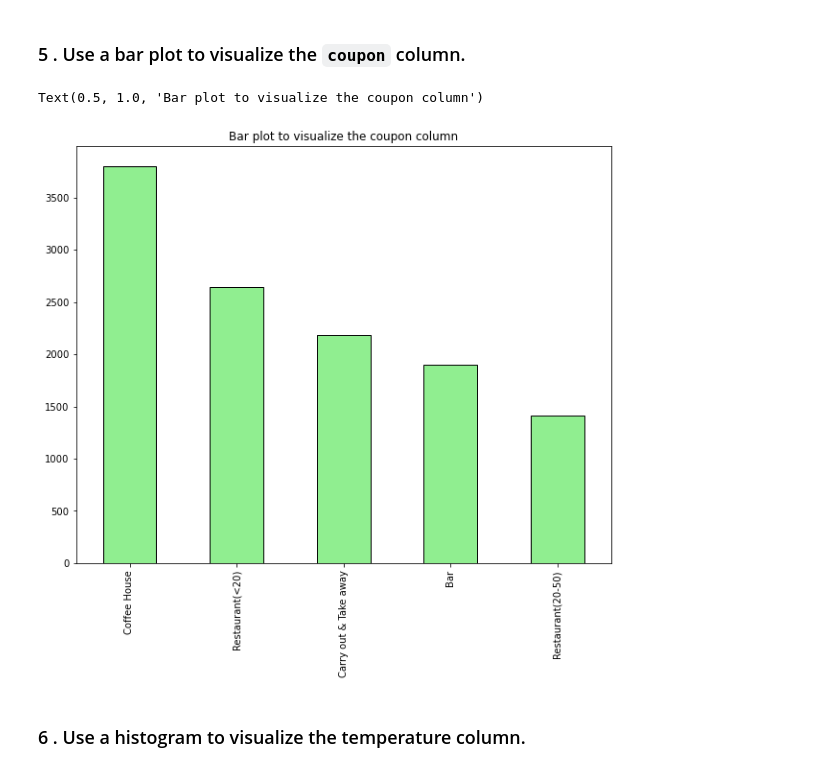
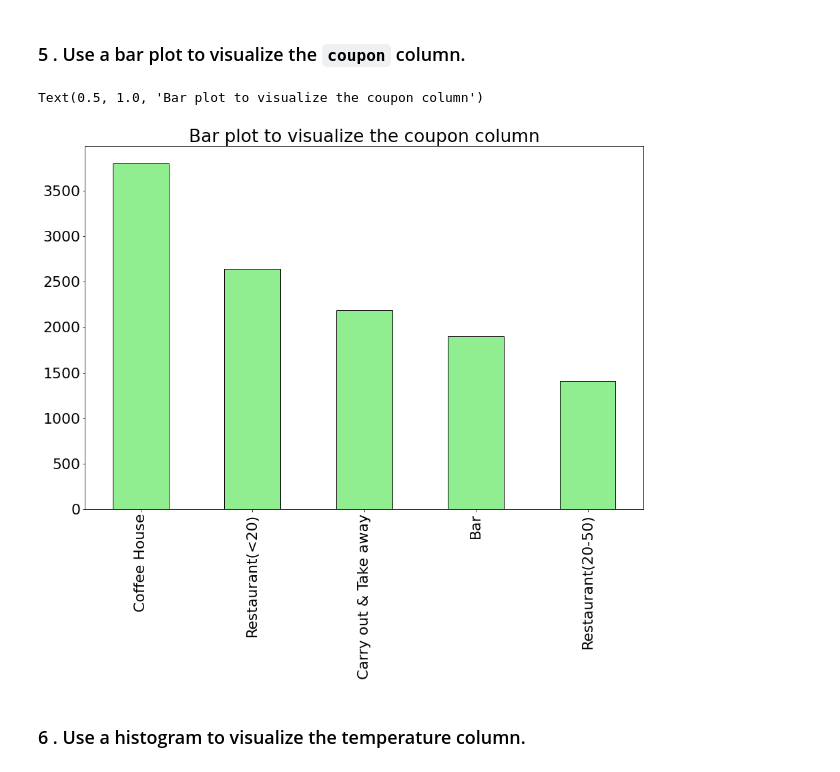
Before and after one commit to Arasu/Customer-Accept-the-Coupon, a Jupyter notebook: Coupon_recommendations.ipynb, the cells around one changed output. Cells and saved outputs as stored; diff of their text form; code cells hidden in the pictures.

```diff
--- a/Coupon_recommendations.ipynb
+++ b/Coupon_recommendations.ipynb
@@ -265,11 +288,12 @@ coupons_Data["Y"].value_counts().plot(kind = 'pie', explode = [0.005, 0.005],
 # %% [markdown]
 ### 5 . Use a bar plot to visualize the `coupon` column.
 # %%
+plt.figure(figsize=(15,10))
 coupons_Data['coupon'].value_counts().plot(kind='bar', color ='lightgreen',edgecolor ='black')
 plt.title("Bar plot to visualize the coupon column")
 # %% [output]
 Text(0.5, 1.0, 'Bar plot to visualize the coupon column')
-[figure, old version]
+[figure, new version]
 # %% [markdown]
 
 ### 6 . Use a histogram to visualize the temperature column.
```
Also changed, not shown: parts of 12 cells of this notebook.
